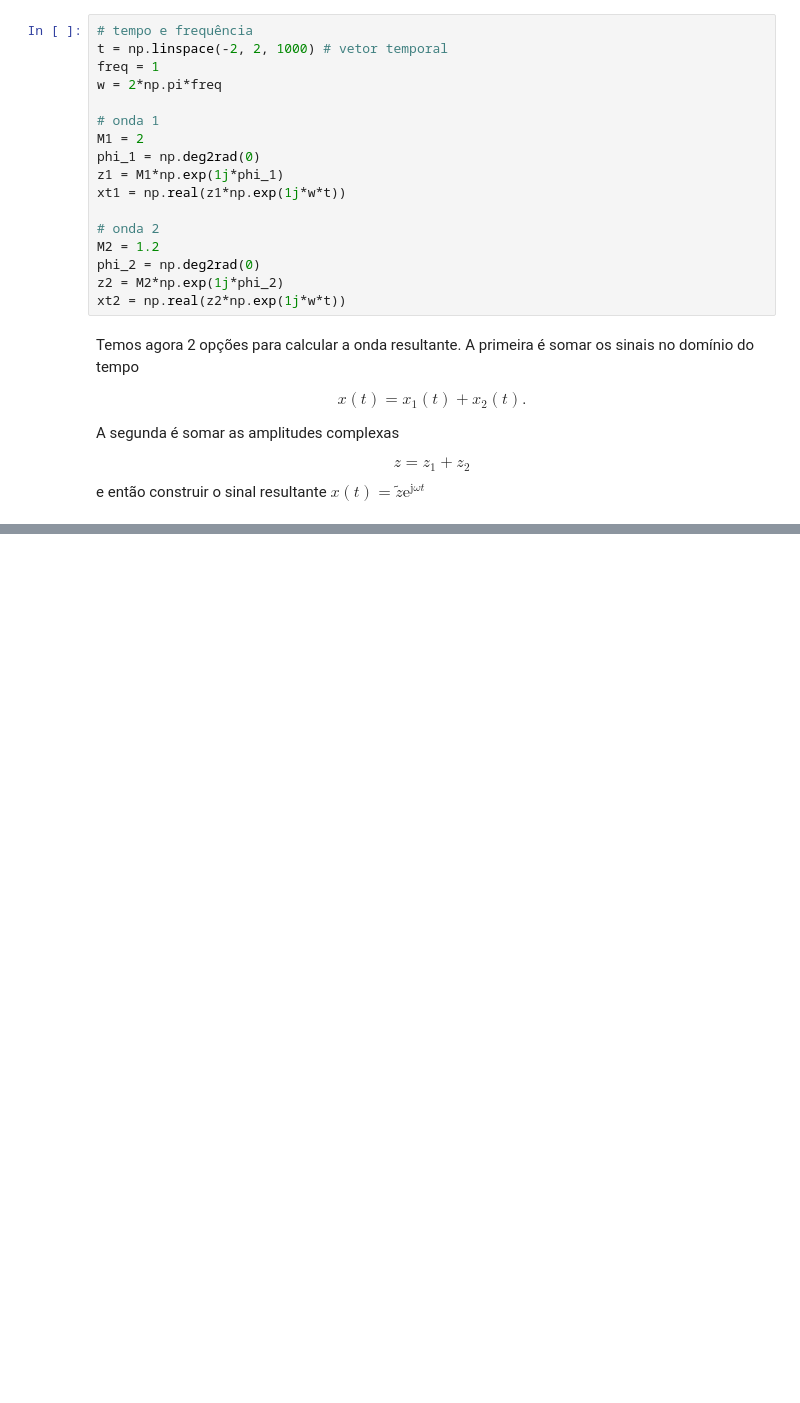
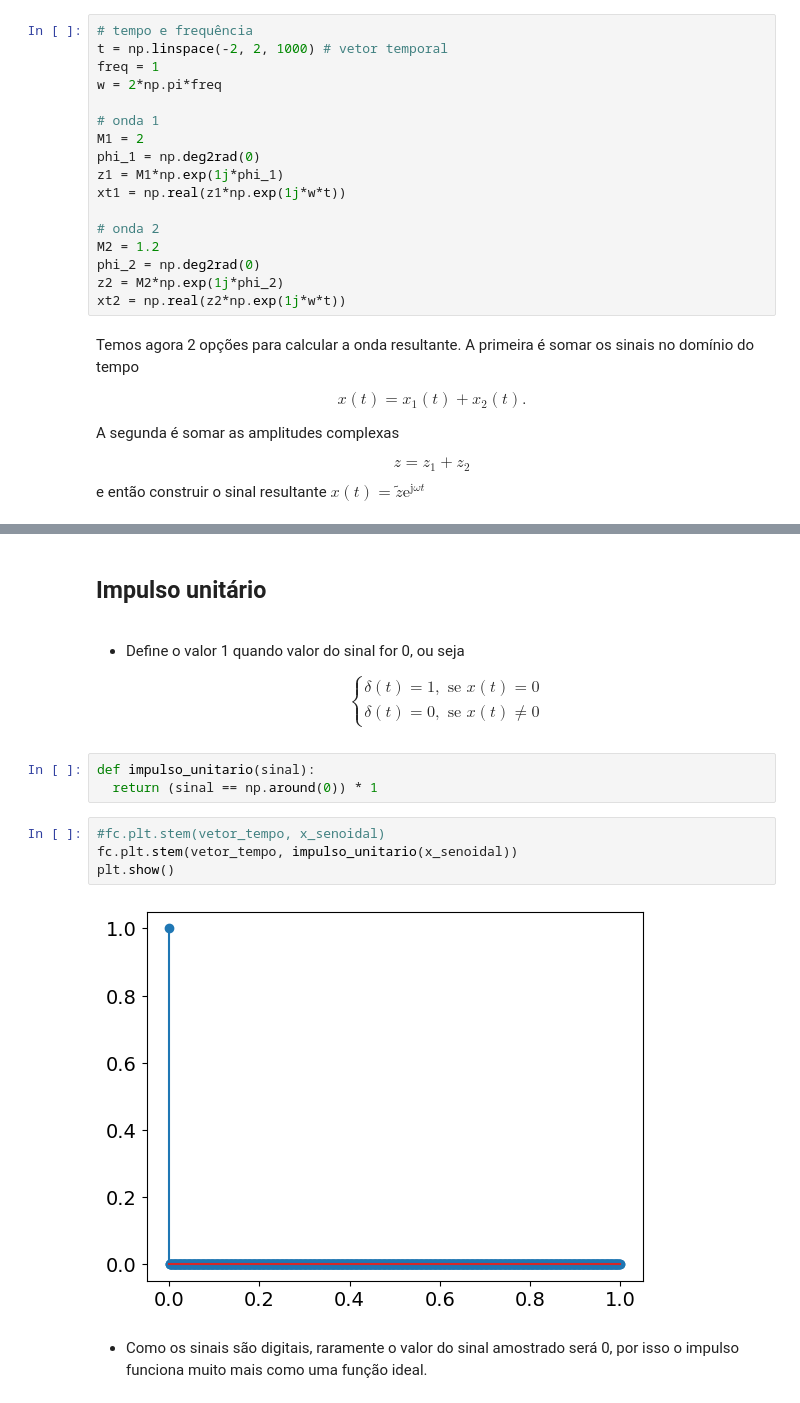
Before and after one commit to lucas-noblat/GerOndApp, a Jupyter notebook: Compreensão do projeto/Processamento_de_Sinais_Digitais.ipynb, the cells around one changed output, grey strips where cells are left out. Cells and saved outputs as stored; diff of their text form; blank space fills up the shorter version.

```diff
--- a/Compreensão do projeto/Processamento_de_Sinais_Digitais.ipynb
+++ b/Compreensão do projeto/Processamento_de_Sinais_Digitais.ipynb
@@ -572,0 +573,19 @@ plt.show()
+# %% [markdown]
+## Impulso unitário
+# %% [markdown]
+- Define o valor 1 quando valor do sinal for 0, ou seja
+
+  \begin{cases}
+  \delta (t) = 1, \text{ se } x(t) = 0 \\ \delta (t) = 0, \text { se } x(t) \neq 0
+  \end{cases}
+# %%
+def impulso_unitario(sinal):
+  return (sinal == np.around(0)) * 1
+# %%
+#fc.plt.stem(vetor_tempo, x_senoidal)
+fc.plt.stem(vetor_tempo, impulso_unitario(x_senoidal))
+plt.show()
+# %% [output]
+[figure, added]
+# %% [markdown]
+- Como os sinais são digitais, raramente o valor do sinal amostrado será 0, por isso o impulso funciona muito mais como uma função ideal.
```
Also changed, not shown: parts of 3 cells of this notebook.
